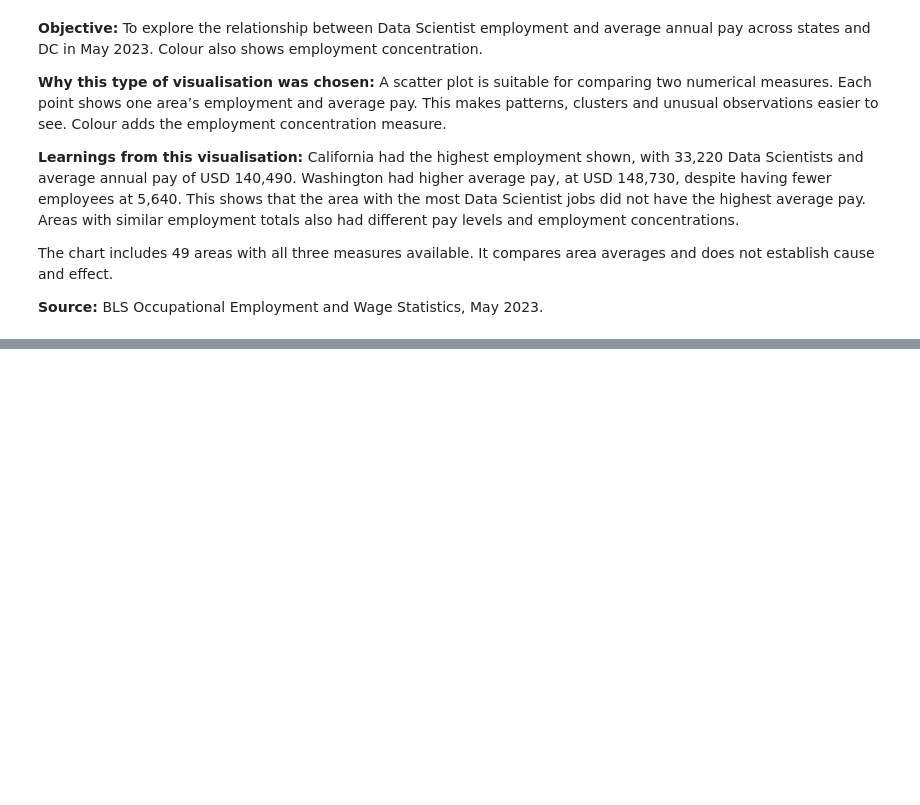
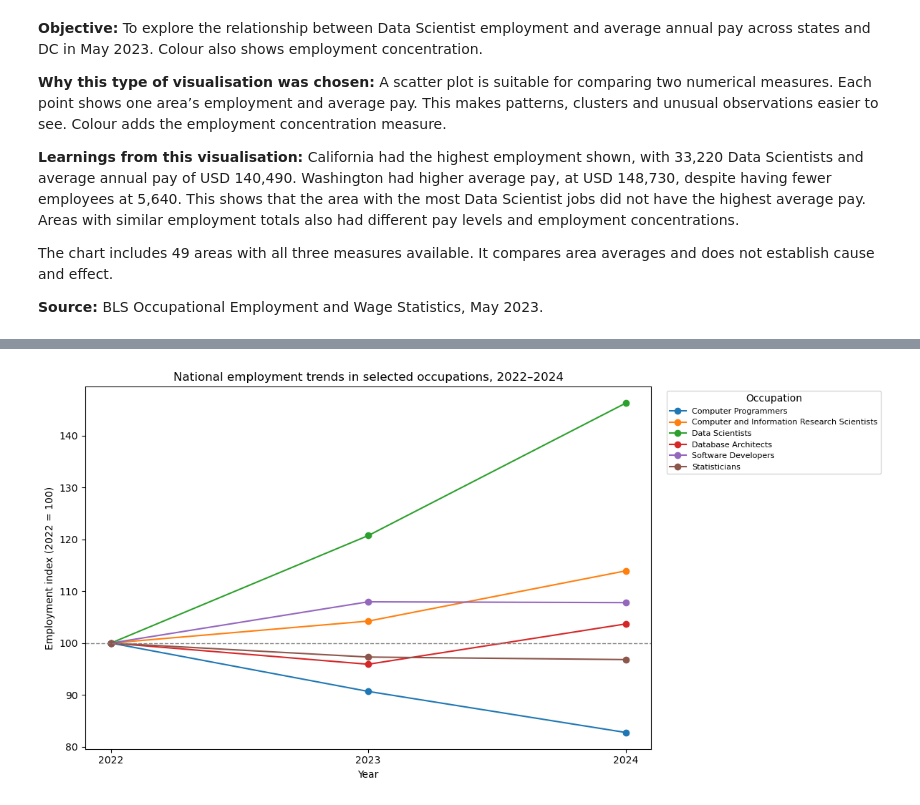
Before and after one commit to AbhinavBorgohain/AI_Employment_Analysis_DVC_CA1, a Jupyter notebook: AI_Employment_Analysis.ipynb, the cells around one changed output, grey strips where cells are left out. Cells and saved outputs as stored; diff of their text form; code cells hidden in the pictures; blank space fills up the shorter version.

Commit message:
Added employment trends for 2022 to 2024 and explanation

```diff
--- a/AI_Employment_Analysis.ipynb
+++ b/AI_Employment_Analysis.ipynb
@@ -375,0 +454,33 @@ The chart includes 49 areas with all three measures available. It compares area
+# %%
+# Arranged the table with years in rows and occupations in columns.
+employment_table = trends.pivot(
+    index="Year",
+    columns="OCC_TITLE",
+    values="TOT_EMP"
+).sort_index()
+
+# Set the 2022 employment figure to 100 for each occupation.
+employment_index = employment_table / employment_table.loc[2022] * 100
+
+# Created the line chart.
+employment_index.plot(figsize=(12, 6), marker="o")
+
+plt.title("National employment trends in selected occupations, 2022–2024")
+plt.xlabel("Year")
+plt.ylabel("Employment index (2022 = 100)")
+plt.xticks([2022, 2023, 2024])
+
+# Showed the starting level.
+plt.axhline(100, color="grey", linestyle="--", linewidth=1)
+
+plt.legend(
+    title="Occupation",
+    bbox_to_anchor=(1.02, 1),
+    loc="upper left",
+    fontsize=8
+)
+
+plt.tight_layout()
+plt.show()
+# %% [output]
+[figure, added]
```
Also changed, not shown: parts of 4 cells of this notebook.
